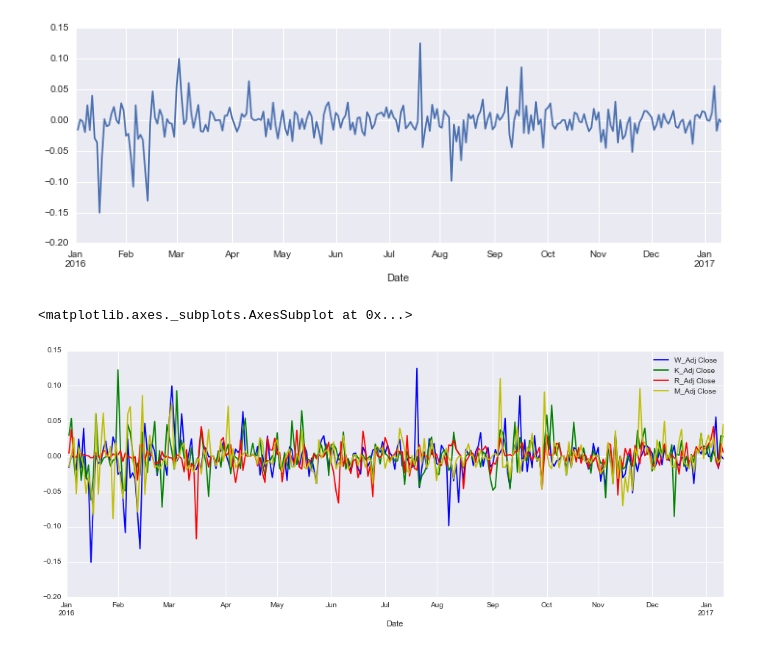
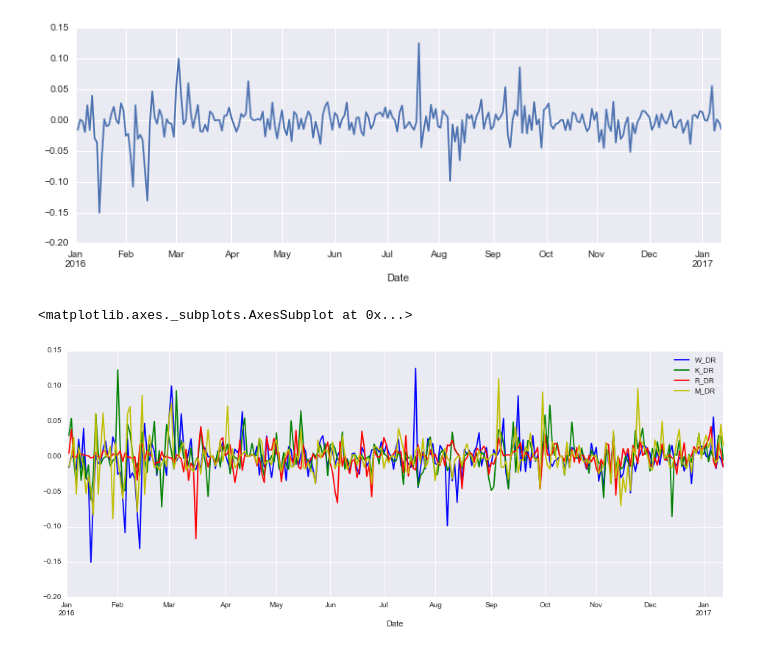
Before and after one commit to sunyam/NSE_Stocks_Analysis, a Jupyter notebook: Stocks_Analysis.ipynb, the cells around one changed output. Saved outputs shown, nothing was run; the diff lists cells and outputs as text; code cells hidden in the pictures.

```diff
--- a/Stocks_Analysis.ipynb
+++ b/Stocks_Analysis.ipynb
@@ -93,9 +93,11 @@ WockPharma['Daily Return'].plot(figsize=(12,4))
 [figure]
 # %%
 DailyReturns = AdjClosingPrices.pct_change()
+# DR: Daily Return
+DailyReturns.columns = ['W_DR', 'K_DR', 'R_DR', 'M_DR']
 DailyReturns.plot(legend=True, figsize=(16,6), colors=['b','g','r','y'])
 
 # This plot shows that Wockhardt and Mirza are a bit erratic in nature while the other two aren't (relatively).
 # %% [output]
 <matplotlib.axes._subplots.AxesSubplot at 0x...>
-[figure, old version]
+[figure, new version]
```
Also changed, not shown: parts of 7 cells of this notebook.
